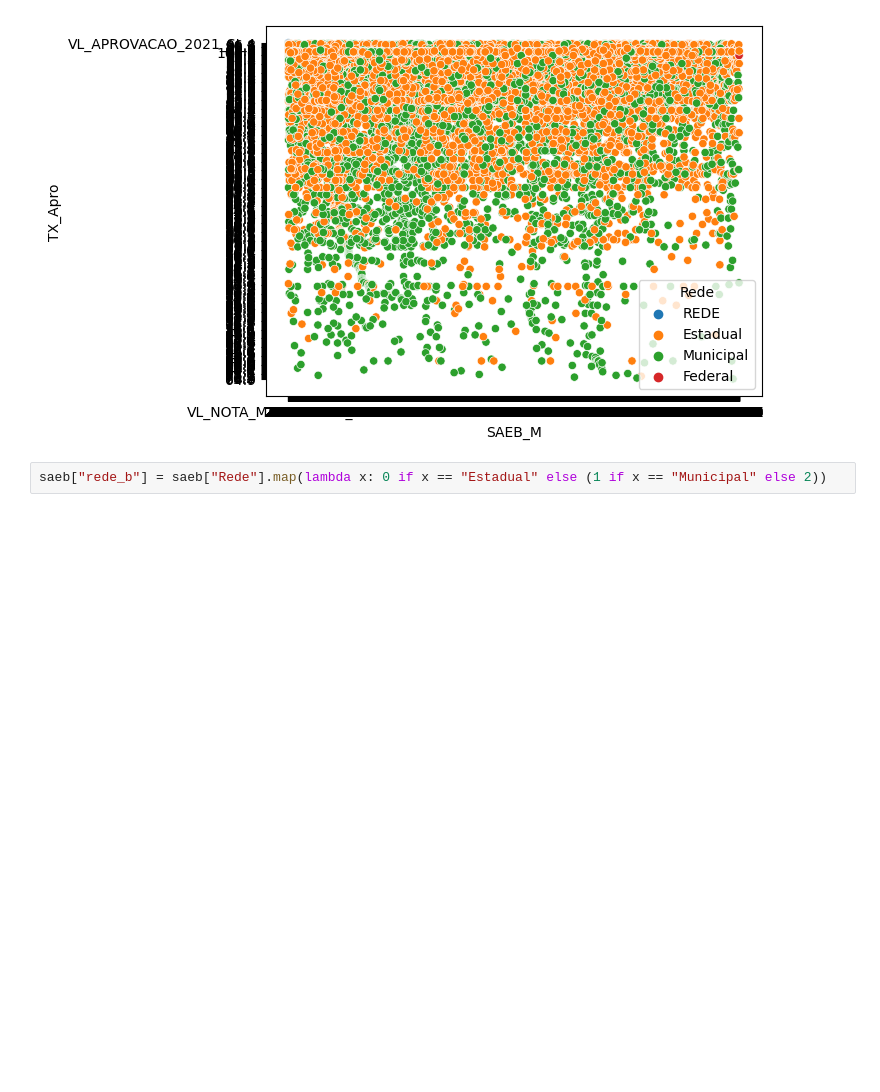
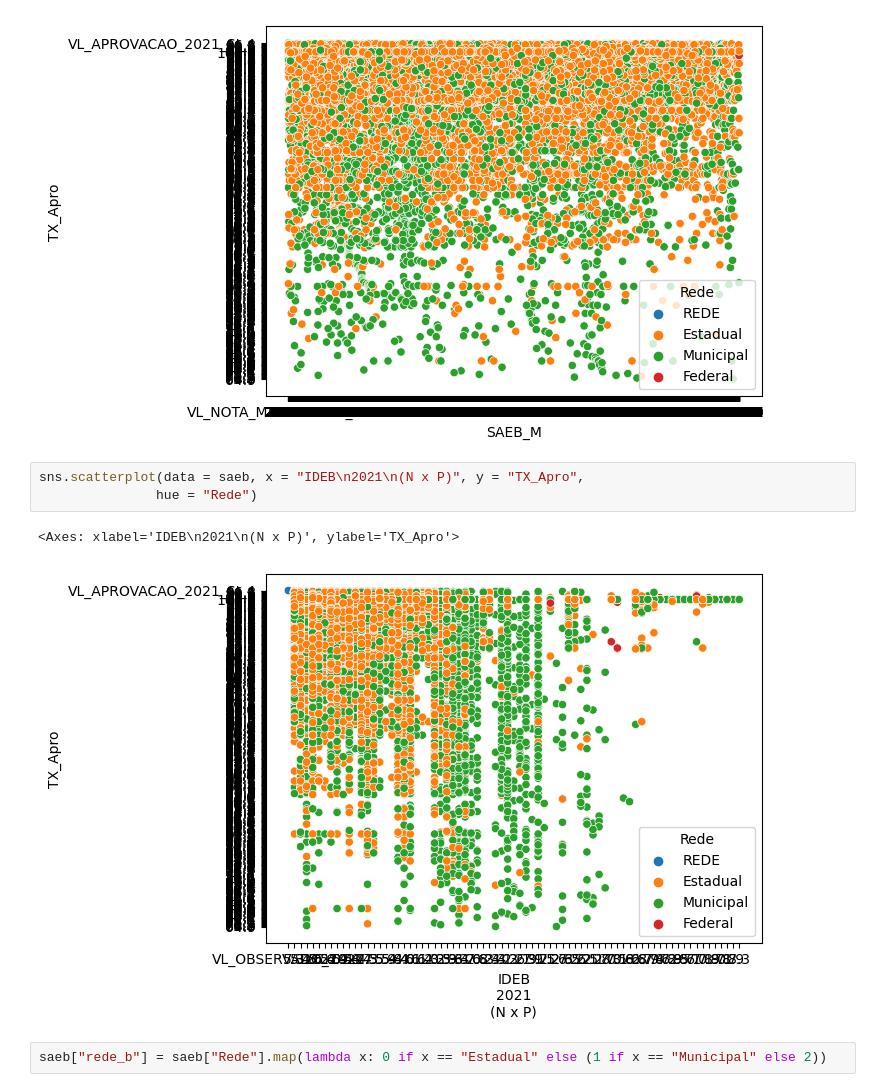
Before and after one commit to izazaka/ML, a Jupyter notebook: DRAFT/SAEB.ipynb, the cells around one changed output. Cells and saved outputs as stored; diff of their text form; blank space fills up the shorter version.

```diff
--- a/DRAFT/SAEB.ipynb
+++ b/DRAFT/SAEB.ipynb
@@ -179,6 +179,12 @@ sns.scatterplot(data = saeb, x = "SAEB_M", y = "TX_Apro",
 # %% [output]
 <Axes: xlabel='SAEB_M', ylabel='TX_Apro'>
 [figure]
+# %%
+sns.scatterplot(data = saeb, x = "IDEB\n2021\n(N x P)", y = "TX_Apro",
+               hue = "Rede")
+# %% [output]
+<Axes: xlabel='IDEB\n2021\n(N x P)', ylabel='TX_Apro'>
+[figure, added]
 # %%
 saeb["rede_b"] = saeb["Rede"].map(lambda x: 0 if x == "Estadual" else (1 if x == "Municipal" else 2))
 # %%
```
Also changed, not shown: parts of 14 cells of this notebook, 2 other files.
